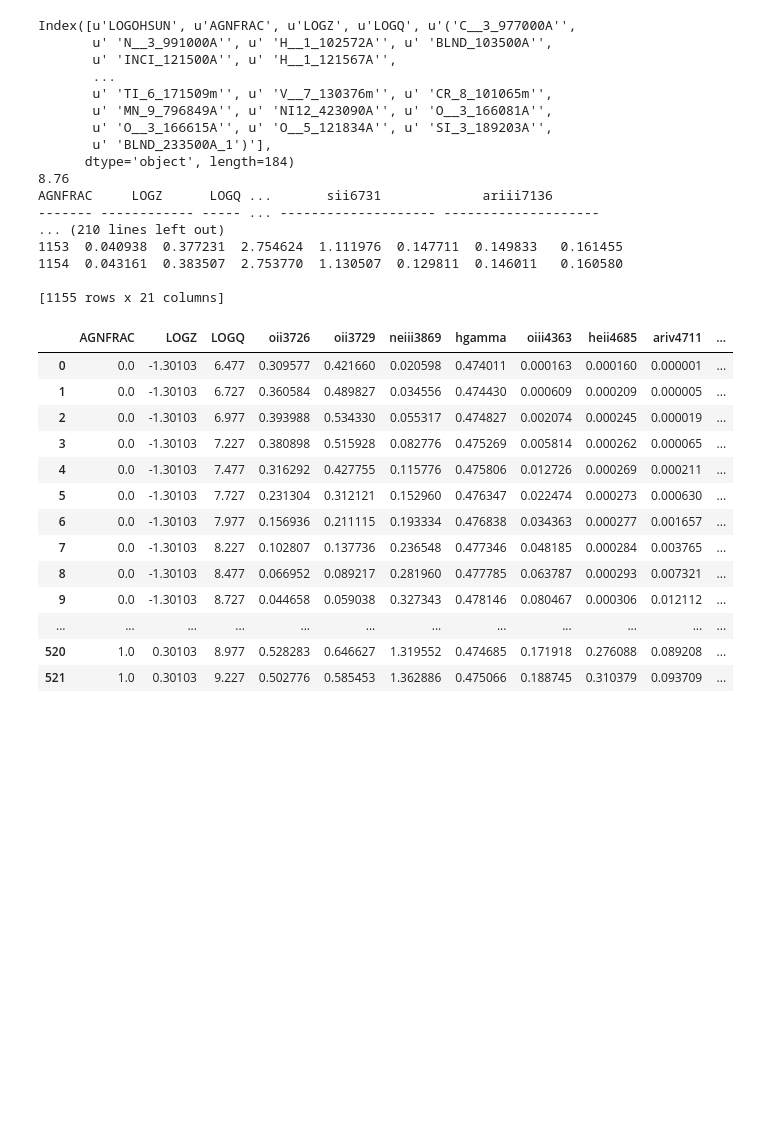
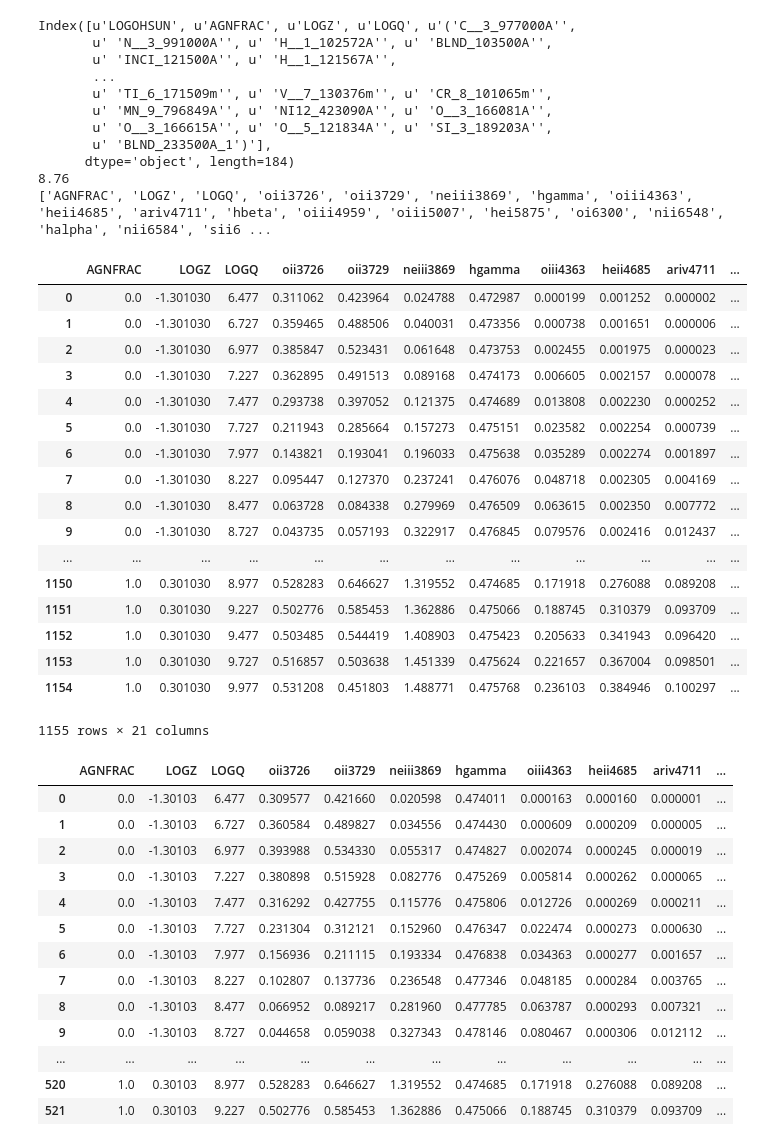
Before and after one commit to mugdhapolimera/izi, a Jupyter notebook: grid_init_mixing.ipynb, the cells around one changed output. Cells and saved outputs as stored; diff of their text form; code cells hidden in the pictures; blank space fills up the shorter version.

```diff
--- a/grid_init_mixing.ipynb
+++ b/grid_init_mixing.ipynb
@@ -4,7 +4,7 @@ import pandas as pd
 import numpy as np
 import re
 
-gridfile = 'C:/Users/mugdhapolimera/github/izi/richardson_agnfrac-0-1_BPASSbinary_csf_n1e2_40.0Myr-GrovesDepN-0_109.csv'
+gridfile = 'C:/Users/mugdhapolimera/github/izi/Richardson-0-0_1-0agn-BPASS-Binary-CSF-n=1e2-40.0Myr-NichollsCE.csv'
 df = pd.read_csv(gridfile)
 df = df.dropna()
 #print df
@@ -16,43 +16,55 @@ new_name = ['oii3726', 'oii3729', 'neiii3869', 'oiii4363', 'hgamma',
         'heii4685', 'ariv4711', 'hbeta', 'oiii4959', 'oiii5007', 'hei5875', 'oi6300',
         'nii6548', 'halpha', 'nii6584', 'sii6717', 'sii6731', 'ariii7136']
 
 #print df.
 drop_cols = []
 print df.LOGOHSUN[0]
 for col in df.columns:
     found = 0
     for i in range(len(old_name)):
         if re.findall(old_name[i], col):
             df.rename(columns={col:new_name[i]}, inplace=True)
             found = 1
     if col not in ['AGNFRAC', 'LOGZ', 'LOGQ'] and not(found):
             drop_cols.append(col)
 
 df = df.drop(columns = drop_cols)
-new_gridfile = r'C:/Users/mugdhapolimera/github/izi/richardson_agnfrac-0-1_BPASSbinary_csf_n1e2_40.0Myr-GrovesDepN-0_109.fits'
+new_gridfile = r'C:/Users/mugdhapolimera/github/izi/Richardson-0-0_1-0agn-BPASS-Binary-CSF-n=1e2-40.0Myr-NichollsCE.fits'
 t = Table.from_pandas(df)
-print t
+#print t
 print t.keys()
 t.write(new_gridfile, format='fits')
-print df
+df
 # %% [output]
 Index([u'LOGOHSUN', u'AGNFRAC', u'LOGZ', u'LOGQ', u'('C__3_977000A'',
        u' 'N__3_991000A'', u' 'H__1_102572A'', u' 'BLND_103500A'',
        u' 'INCI_121500A'', u' 'H__1_121567A'',
        ...
        u' 'TI_6_171509m'', u' 'V__7_130376m'', u' 'CR_8_101065m'',
        u' 'MN_9_796849A'', u' 'NI12_423090A'', u' 'O__3_166081A'',
        u' 'O__3_166615A'', u' 'O__5_121834A'', u' 'SI_3_189203A'',
        u' 'BLND_233500A_1')'],
       dtype='object', length=184)
 8.76
-AGNFRAC     LOGZ      LOGQ ...       sii6731             ariii7136
-------- ------------ ----- ... -------------------- --------------------
-... (210 lines left out)
-1153  0.040938  0.377231  2.754624  1.111976  0.147711  0.149833   0.161455
-1154  0.043161  0.383507  2.753770  1.130507  0.129811  0.146011   0.160580
-
-[1155 rows x 21 columns]
+['AGNFRAC', 'LOGZ', 'LOGQ', 'oii3726', 'oii3729', 'neiii3869', 'hgamma', 'oiii4363', 'heii4685', 'ariv4711', 'hbeta', 'oiii4959', 'oiii5007', 'hei5875', 'oi6300', 'nii6548', 'halpha', 'nii6584', 'sii6 ...
+|  | AGNFRAC | LOGZ | LOGQ | oii3726 | oii3729 | neiii3869 | hgamma | oiii4363 | heii4685 | ariv4711 | ... |
+| 0 | 0.0 | -1.301030 | 6.477 | 0.311062 | 0.423964 | 0.024788 | 0.472987 | 0.000199 | 0.001252 | 0.000002 | ... |
+| 1 | 0.0 | -1.301030 | 6.727 | 0.359465 | 0.488506 | 0.040031 | 0.473356 | 0.000738 | 0.001651 | 0.000006 | ... |
+| 2 | 0.0 | -1.301030 | 6.977 | 0.385847 | 0.523431 | 0.061648 | 0.473753 | 0.002455 | 0.001975 | 0.000023 | ... |
+| 3 | 0.0 | -1.301030 | 7.227 | 0.362895 | 0.491513 | 0.089168 | 0.474173 | 0.006605 | 0.002157 | 0.000078 | ... |
+| 4 | 0.0 | -1.301030 | 7.477 | 0.293738 | 0.397052 | 0.121375 | 0.474689 | 0.013808 | 0.002230 | 0.000252 | ... |
+| 5 | 0.0 | -1.301030 | 7.727 | 0.211943 | 0.285664 | 0.157273 | 0.475151 | 0.023582 | 0.002254 | 0.000739 | ... |
+| 6 | 0.0 | -1.301030 | 7.977 | 0.143821 | 0.193041 | 0.196033 | 0.475638 | 0.035289 | 0.002274 | 0.001897 | ... |
+| 7 | 0.0 | -1.301030 | 8.227 | 0.095447 | 0.127370 | 0.237241 | 0.476076 | 0.048718 | 0.002305 | 0.004169 | ... |
+| 8 | 0.0 | -1.301030 | 8.477 | 0.063728 | 0.084338 | 0.279969 | 0.476509 | 0.063615 | 0.002350 | 0.007772 | ... |
+| 9 | 0.0 | -1.301030 | 8.727 | 0.043735 | 0.057193 | 0.322917 | 0.476845 | 0.079576 | 0.002416 | 0.012437 | ... |
+| ... | ... | ... | ... | ... | ... | ... | ... | ... | ... | ... | ... |
+| 1150 | 1.0 | 0.301030 | 8.977 | 0.528283 | 0.646627 | 1.319552 | 0.474685 | 0.171918 | 0.276088 | 0.089208 | ... |
+| 1151 | 1.0 | 0.301030 | 9.227 | 0.502776 | 0.585453 | 1.362886 | 0.475066 | 0.188745 | 0.310379 | 0.093709 | ... |
+| 1152 | 1.0 | 0.301030 | 9.477 | 0.503485 | 0.544419 | 1.408903 | 0.475423 | 0.205633 | 0.341943 | 0.096420 | ... |
+| 1153 | 1.0 | 0.301030 | 9.727 | 0.516857 | 0.503638 | 1.451339 | 0.475624 | 0.221657 | 0.367004 | 0.098501 | ... |
+| 1154 | 1.0 | 0.301030 | 9.977 | 0.531208 | 0.451803 | 1.488771 | 0.475768 | 0.236103 | 0.384946 | 0.100297 | ... |
+1155 rows × 21 columns
 # %%
 df
 # %% [output]
```
Also changed, not shown: parts of 3 cells of this notebook, 2 other files.
